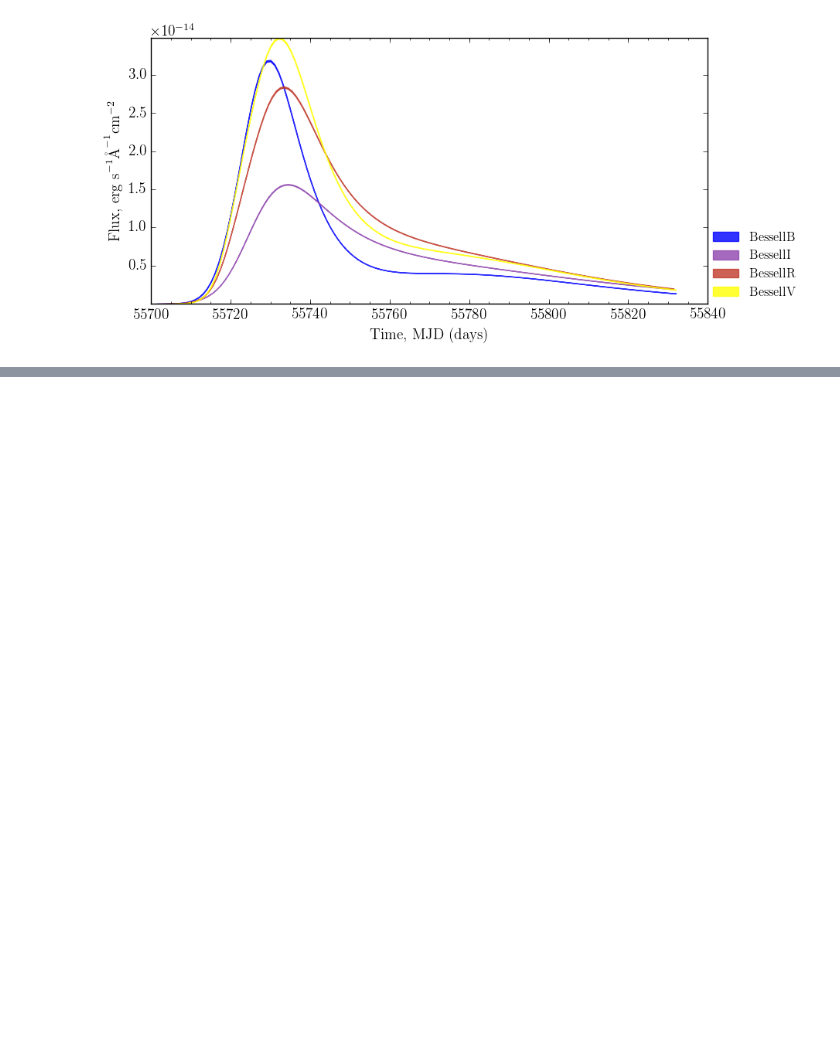
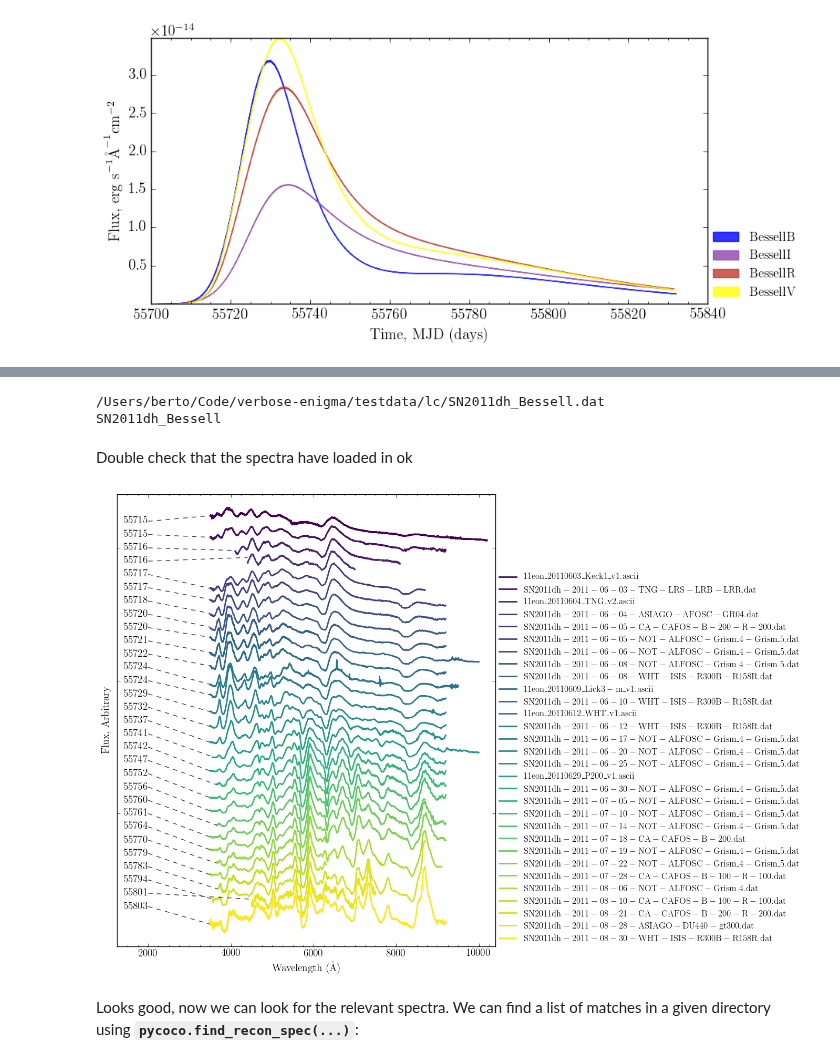
Before and after one commit to UoS-SNe/pycoco, a Jupyter notebook: notebooks/pycoco_CoCo_recon.ipynb, the cells around one changed output, grey strips where cells are left out. Saved outputs shown, nothing was run; the diff lists cells and outputs as text; code cells hidden in the pictures; blank space fills up the shorter version.

```diff
--- a/notebooks/pycoco_CoCo_recon.ipynb
+++ b/notebooks/pycoco_CoCo_recon.ipynb
@@ -123,7 +111,21 @@ mS.orig_specpath
 # %%
-# sn.load_phot()
-# # recon_filename = os.path.abspath(os.path.join('/Users/berto/Code/CoCo/recon/', 'SN2009jf.dat'))
-# recon_filename = os.path.abspath(os.path.join('/Users/berto/Code/CoCo/recon/', 'SN2005hg.dat'))
-
-# sn.get_lcfit(recon_filename)
-# sn.plot_lc()
+sn = pcc.SNClass('SN2011dh_Bessell')
+sn.load_phot()
+print(sn.name)
+recon_filename = os.path.abspath(os.path.join('/Users/berto/Code/CoCo/recon/', 'SN2011dh_Bessell.dat'))
+sn.get_lcfit(recon_filename)
+# %% [output]
+/Users/berto/Code/verbose-enigma/testdata/lc/SN2011dh_Bessell.dat
+SN2011dh_Bessell
+# %%
+## Load in spectra - can take a few seconds for large datasets
+sn.load_list("/Users/berto/Code/CoCo/SN2011dh.list")
+sn.load_spec()
+# %% [markdown]
+Double check that the spectra have loaded in ok
+# %%
+sn.plot_spec()
+# %% [output]
+[figure, added]
+# %% [markdown]
+Looks good, now we can look for the relevant spectra. We can find a list of matches in a given directory using **`pycoco.find_recon_spec(...)`**:
```
Also changed, not shown: parts of 36 cells of this notebook, 1 other file.
